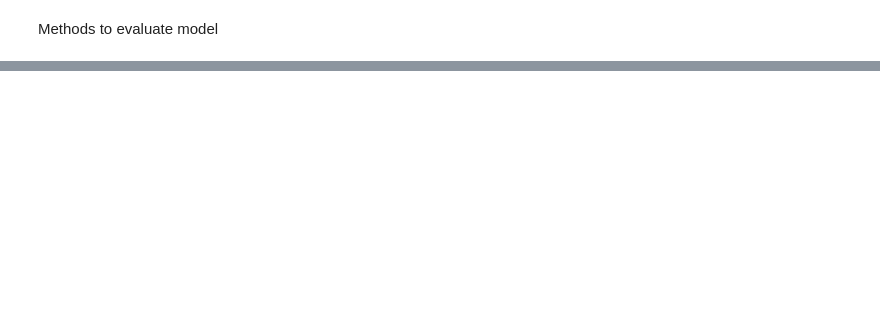
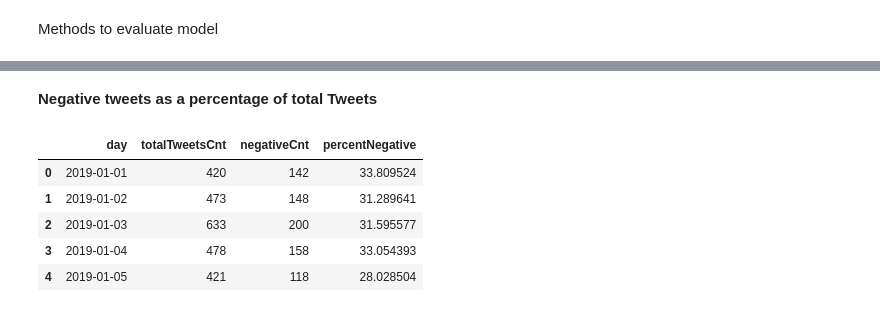
Before and after one commit to ORJackson/Sentiment-Analysis_UK-Anti-Asian-Sentiment-Covid-19, a Jupyter notebook: sentimentAnalysisSVM.LinearSVC.ipynb, the cells around one changed output, grey strips where cells are left out. Drawn from its saved outputs; the diff is of its cells as text; code cells hidden in the pictures; blank space fills up the shorter version.

```diff
--- a/sentimentAnalysisSVM.LinearSVC.ipynb
+++ b/sentimentAnalysisSVM.LinearSVC.ipynb
@@ -252,0 +395,23 @@ showROCCurve("linearSVC Classifier", linearSVCClassifier, X_test, Y_test)
+# %% [markdown]
+**Negative tweets as a percentage of total Tweets**
+# %%
+# creating new df
+negativeSentimentProportionDf = tweetsDf.groupby(['day']).agg(**aggregate).reset_index()
+negativeSentimentProportionDf.rename(columns={'cnt': 'totalTweetsCnt'}, inplace=True)
+
+def getSentimentLabelCount(day, sentimentStr):
+    #day is a date string corresponding to format: 2019-01-01
+    subDf = sentimentOverTimeDf.loc[(sentimentOverTimeDf['day'] == day) & (sentimentOverTimeDf['label'] == sentimentStr)]
+    # return subDf.iloc[0]['totalTweetsCnt']
+    return subDf.iloc[0]['cnt']
+
+negativeSentimentProportionDf['negativeCnt'] = negativeSentimentProportionDf['day'].apply(lambda x: getSentimentLabelCount(x, "negative"))
+negativeSentimentProportionDf['percentNegative'] = (negativeSentimentProportionDf["negativeCnt"] / negativeSentimentProportionDf["totalTweetsCnt"]) * 100
+negativeSentimentProportionDf.head()
+# %% [output]
+|  | day | totalTweetsCnt | negativeCnt | percentNegative |
+| 0 | 2019-01-01 | 420 | 142 | 33.809524 |
+| 1 | 2019-01-02 | 473 | 148 | 31.289641 |
+| 2 | 2019-01-03 | 633 | 200 | 31.595577 |
+| 3 | 2019-01-04 | 478 | 158 | 33.054393 |
+| 4 | 2019-01-05 | 421 | 118 | 28.028504 |
```
Also changed, not shown: parts of 23 cells of this notebook, 2 other files.
